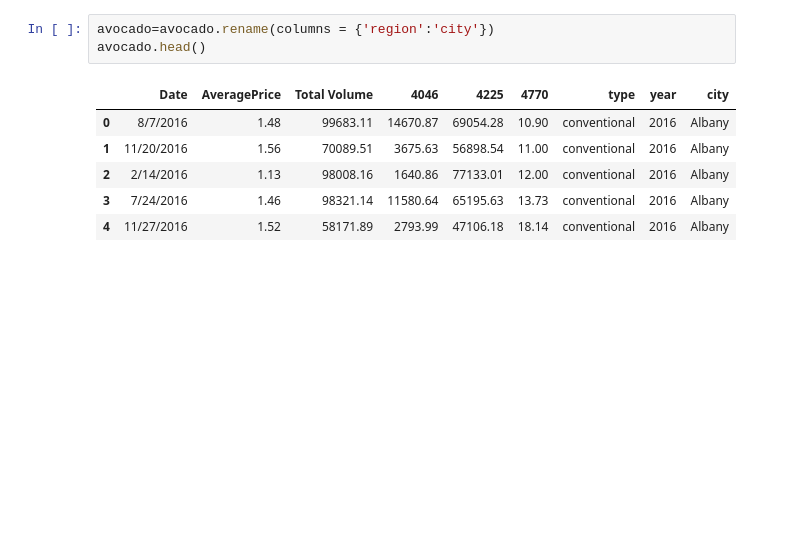
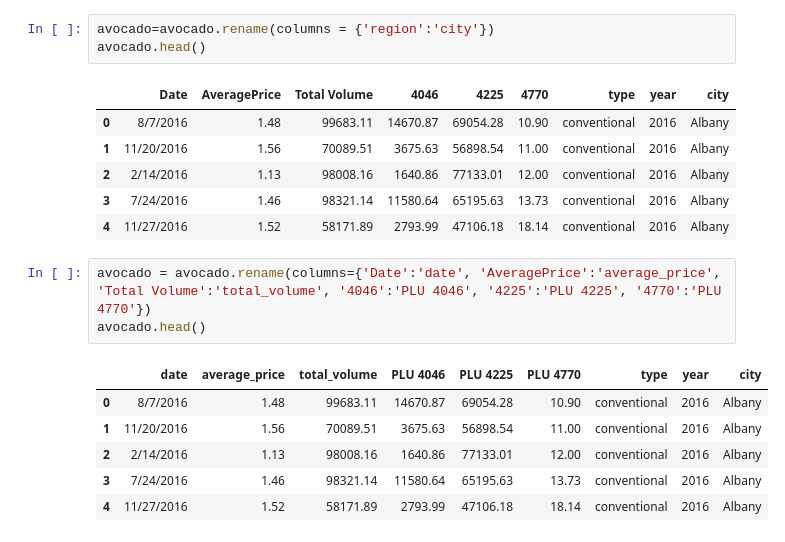
Before and after one commit to mannievilla/Project_2, a Jupyter notebook: avocado_cleanup.ipynb, the cells around one changed output. Cells and saved outputs as stored; diff of their text form; blank space fills up the shorter version.

Commit message:
organized avocado column names, updated readme

```diff
--- a/avocado_cleanup.ipynb
+++ b/avocado_cleanup.ipynb
@@ -97,3 +90,13 @@ avocado.head()
 | 2 | 2/14/2016 | 1.13 | 98008.16 | 1640.86 | 77133.01 | 12.00 | conventional | 2016 | Albany |
 | 3 | 7/24/2016 | 1.46 | 98321.14 | 11580.64 | 65195.63 | 13.73 | conventional | 2016 | Albany |
 | 4 | 11/27/2016 | 1.52 | 58171.89 | 2793.99 | 47106.18 | 18.14 | conventional | 2016 | Albany |
+# %%
+avocado = avocado.rename(columns={'Date':'date', 'AveragePrice':'average_price', 'Total Volume':'total_volume', '4046':'PLU 4046', '4225':'PLU 4225', '4770':'PLU 4770'})
+avocado.head()
+# %% [output]
+|  | date | average_price | total_volume | PLU 4046 | PLU 4225 | PLU 4770 | type | year | city |
+| 0 | 8/7/2016 | 1.48 | 99683.11 | 14670.87 | 69054.28 | 10.90 | conventional | 2016 | Albany |
+| 1 | 11/20/2016 | 1.56 | 70089.51 | 3675.63 | 56898.54 | 11.00 | conventional | 2016 | Albany |
+| 2 | 2/14/2016 | 1.13 | 98008.16 | 1640.86 | 77133.01 | 12.00 | conventional | 2016 | Albany |
+| 3 | 7/24/2016 | 1.46 | 98321.14 | 11580.64 | 65195.63 | 13.73 | conventional | 2016 | Albany |
+| 4 | 11/27/2016 | 1.52 | 58171.89 | 2793.99 | 47106.18 | 18.14 | conventional | 2016 | Albany |
```
Also changed, not shown: parts of 2 cells of this notebook, 1 other file.
